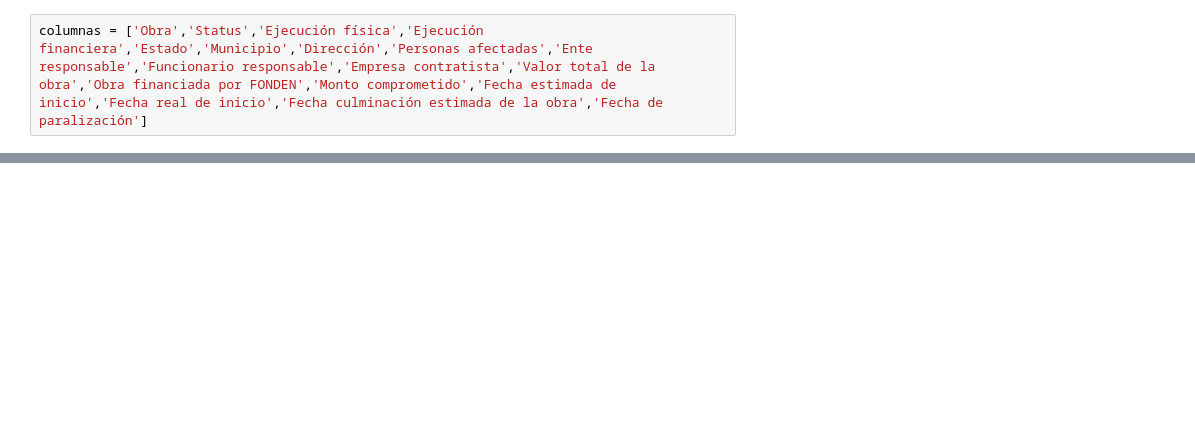
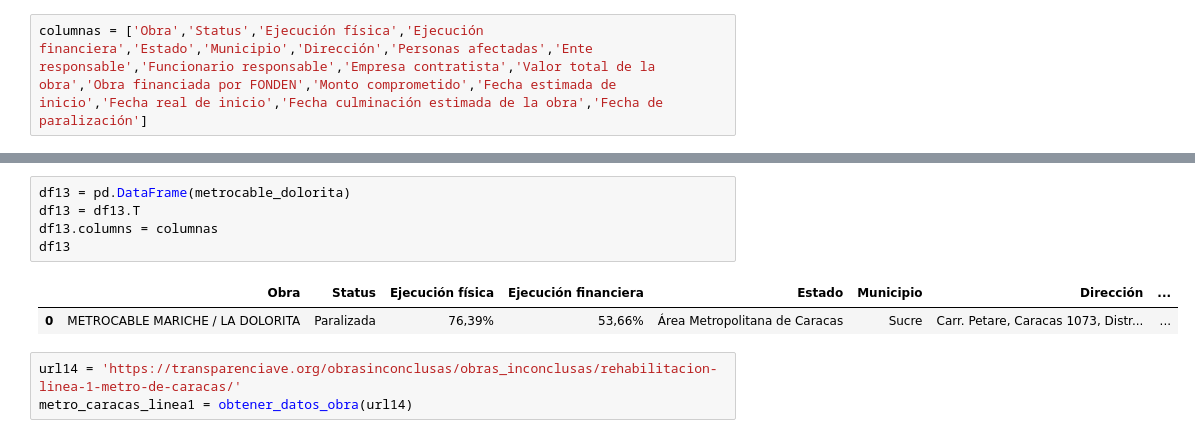
Before and after one commit to Christelllameda/Proyecto-Nro-3, a Jupyter notebook: Obras_transporte.ipynb, the cells around one changed output, grey strips where cells are left out. Drawn from its saved outputs; the diff is of its cells as text; blank space fills up the shorter version.

```diff
--- a/Localizacion_obras.ipynb
+++ b/Obras_transporte.ipynb
@@ -148,0 +165,11 @@ obtener_coordenadas(data)
+# %%
+df13 = pd.DataFrame(metrocable_dolorita)
+df13 = df13.T
+df13.columns = columnas
+df13
+# %% [output]
+|  | Obra | Status | Ejecución física | Ejecución financiera | Estado | Municipio | Dirección | ... |
+| 0 | METROCABLE MARICHE / LA DOLORITA | Paralizada | 76,39% | 53,66% | Área Metropolitana de Caracas | Sucre | Carr. Petare, Caracas 1073, Distr... | ... |
+# %%
+url14 = 'https://transparenciave.org/obrasinconclusas/obras_inconclusas/rehabilitacion-linea-1-metro-de-caracas/'
+metro_caracas_linea1 = obtener_datos_obra(url14)
```
Also changed, not shown: parts of 65 cells of this notebook, 7 other files.
